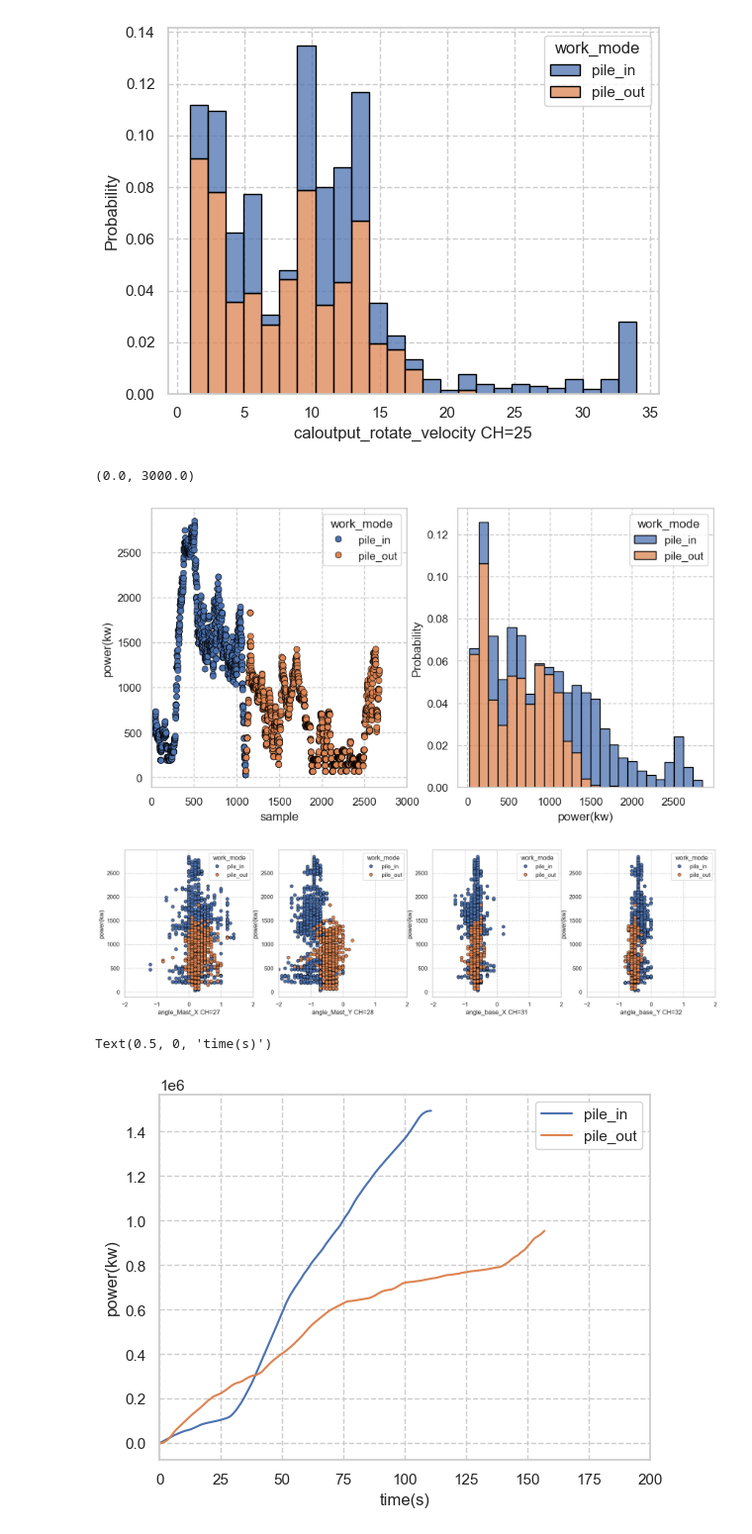
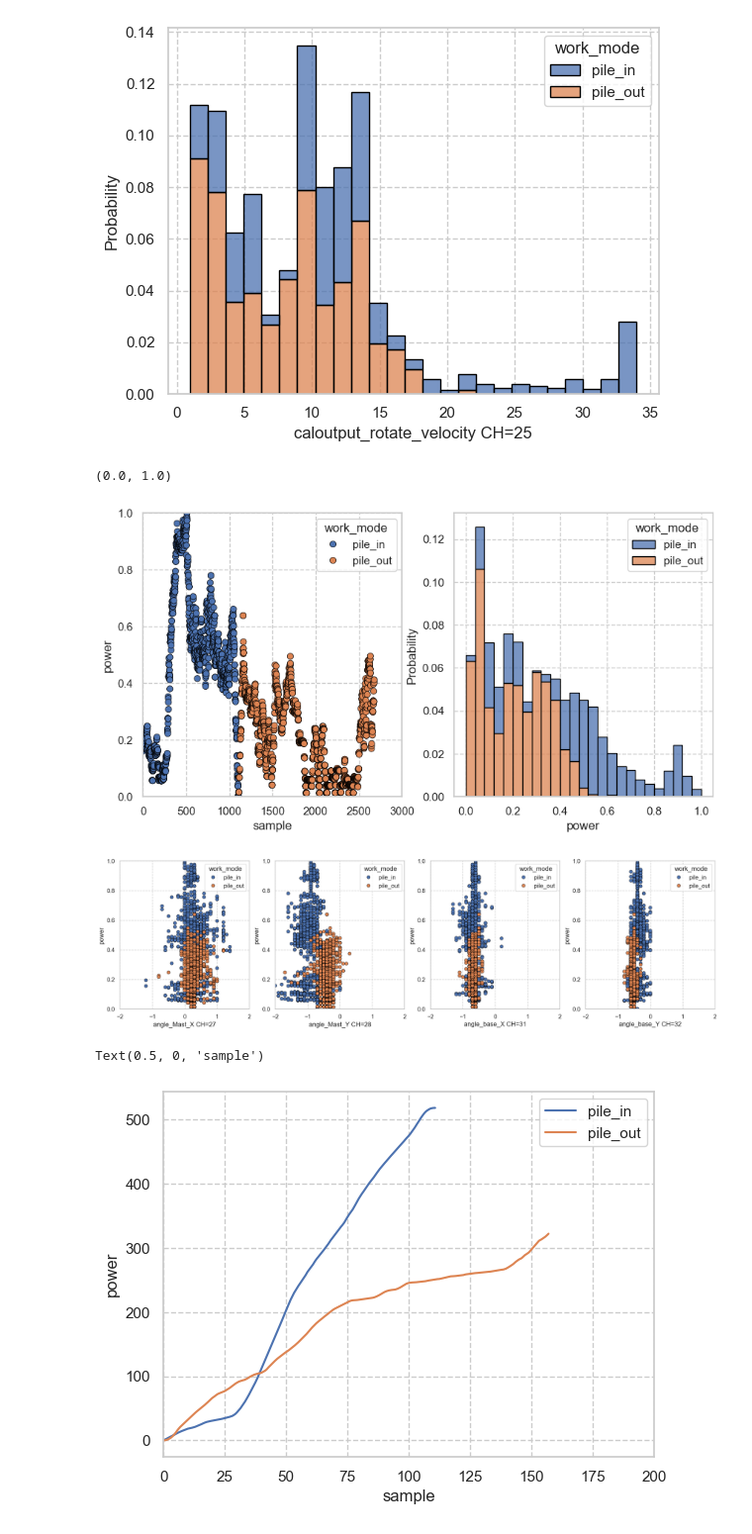
Before and after one commit to jinbeomjeong/forecast_pile_driver_load, a Jupyter notebook: analysis_logging_data.ipynb, the cells around one changed output. Shown at 99% size. Drawn from its saved outputs; the diff is of its cells as text; code cells hidden in the pictures.

```diff
--- a/analysis_logging_data.ipynb
+++ b/analysis_logging_data.ipynb
@@ -58,7 +57,8 @@ dataset.describe()
 | max | 256.973346 | 68.500000 | 68.720000 | 155.620000 | 55.640000 | 38.990000 | ... |
 8 rows × 36 columns
 # %%
-dataset['power(kw)'] = dataset['pressure_1_pressure_transmitter_1_drive1 CH=23'] * dataset['caloutput_rotate_velocity CH=25']
+dataset['power'] = dataset['pressure_1_pressure_transmitter_1_drive1 CH=23'] * dataset['caloutput_rotate_velocity CH=25']
+dataset['power'] = (dataset['power']-dataset['power'].min()) / (dataset['power'].max()-dataset['power'].min())
 dataset['sample'] =  np.arange(dataset.shape[0])
 # %%
 dataset.describe()
@@ -215,42 +224,50 @@ sns.histplot(data=dataset, x='caloutput_rotate_velocity CH=25', stat='probabilit
 <Axes: xlabel='caloutput_rotate_velocity CH=25', ylabel='Probability'>
 [figure]
 # %%
+sns.set(font_scale=1)
+sns.set_style("whitegrid", {'grid.linestyle': '--'})
+
 fig, axis = plt.subplots(ncols=2)
 fig.set_size_inches(10, 5)
 
-sns.scatterplot(data=dataset, x='sample', y='power(kw)', hue='work_mode', edgecolor='black', ax=axis[0])
-sns.histplot(data=dataset, x='power(kw)', stat='probability', hue='work_mode', multiple='stack', bins=25, ax=axis[1], edgecolor='black')
+sns.scatterplot(data=dataset, x='sample', y='power', hue='work_mode', edgecolor='black', ax=axis[0])
+sns.histplot(data=dataset, x='power', stat='probability', hue='work_mode', multiple='stack', bins=25, ax=axis[1], edgecolor='black')
 
 axis[0].set_xlim(0, 3000)
+axis[0].set_ylim(0, 1)
 # %% [output]
-(0.0, 3000.0)
+(0.0, 1.0)
-[figure, old version]
+[figure, new version]
 # %%
+sns.set(font_scale=1)
+sns.set_style("whitegrid", {'grid.linestyle': '--'})
+
 fig, axis = plt.subplots(ncols=4)
 fig.set_size_inches(20, 5)
 
-sns.set(font_scale=1)
-sns.set_style("whitegrid", {'grid.linestyle': '--'})
-
 for i, angle_name in enumerate(angle_name_list):
-    sns.scatterplot(data=dataset, x=angle_name, y='power(kw)', ax=axis[i], edgecolor='black', hue='work_mode')
+    sns.scatterplot(data=dataset, x=angle_name, y='power', ax=axis[i], edgecolor='black', hue='work_mode')
 
     axis[i].set_xlim(-2, 2)
     axis[i].set_xlabel(angle_name)
+    axis[i].set_ylim(0, 1)
 # %% [output]
-[figure, old version]
+[figure, new version]
 # %%
-pile_in_cum_power = np.cumsum(dataset[dataset['work_mode']=='pile_in']['power(kw)'])
-pile_out_cum_power = np.cumsum(dataset[dataset['work_mode']=='pile_out']['power(kw)'])
+sns.set(font_scale=1)
+sns.set_style("whitegrid", {'grid.linestyle': '--'})
+
+pile_in_cum_power = np.cumsum(dataset[dataset['work_mode']=='pile_in']['power'])
+pile_out_cum_power = np.cumsum(dataset[dataset['work_mode']=='pile_out']['power'])
 
 sns.lineplot(x=np.arange(len(pile_in_cum_power))/10, y=pile_in_cum_power, label='pile_in')
 sns.lineplot(x=np.arange(len(pile_out_cum_power))/10, y=pile_out_cum_power, label='pile_out')
 
 plt.xlim(0, 200)
-plt.xlabel('time(s)')
+plt.xlabel('sample')
 # %% [output]
-Text(0.5, 0, 'time(s)')
+Text(0.5, 0, 'sample')
-[figure, old version]
+[figure, new version]
 # %%
 fig, axis = plt.subplots(ncols=2)
 fig.set_size_inches(10, 5)
```
Also changed, not shown: parts of 13 cells of this notebook, 2 other files.
